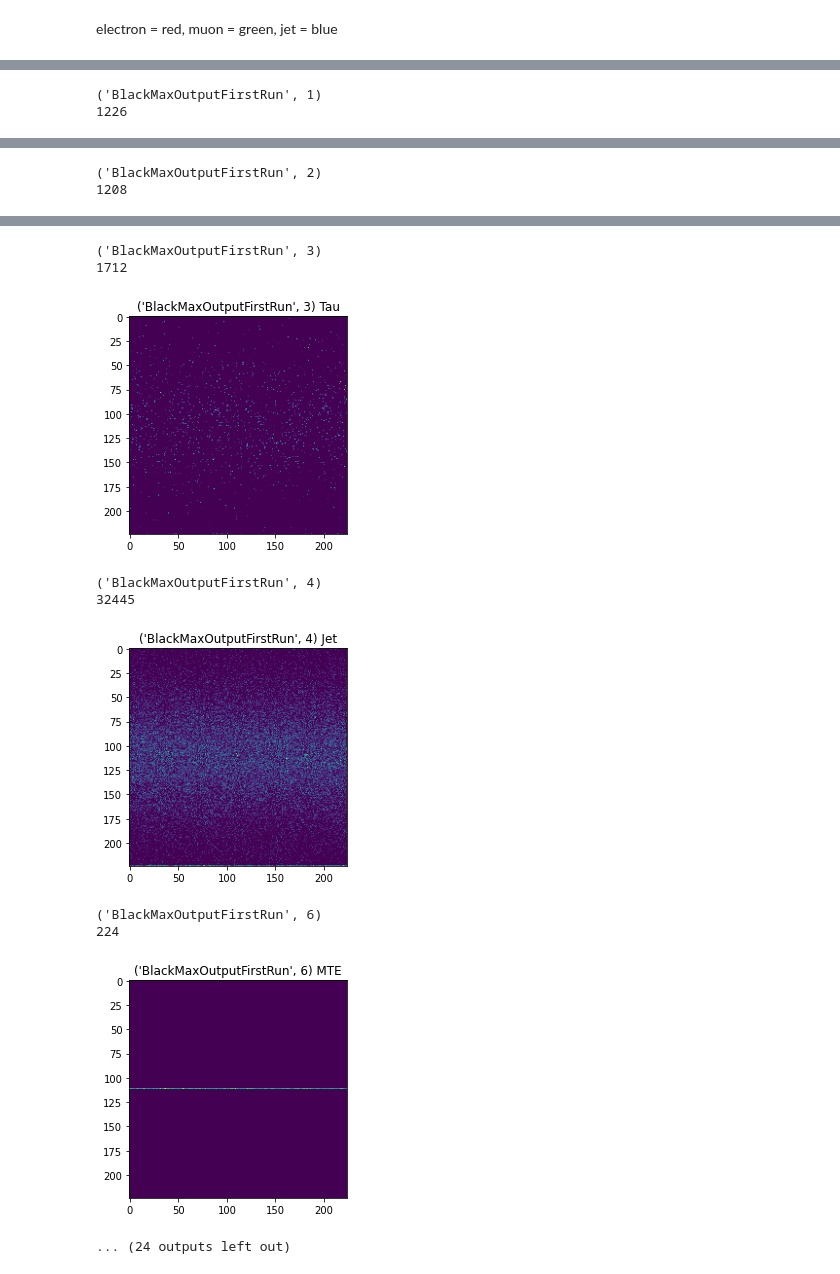
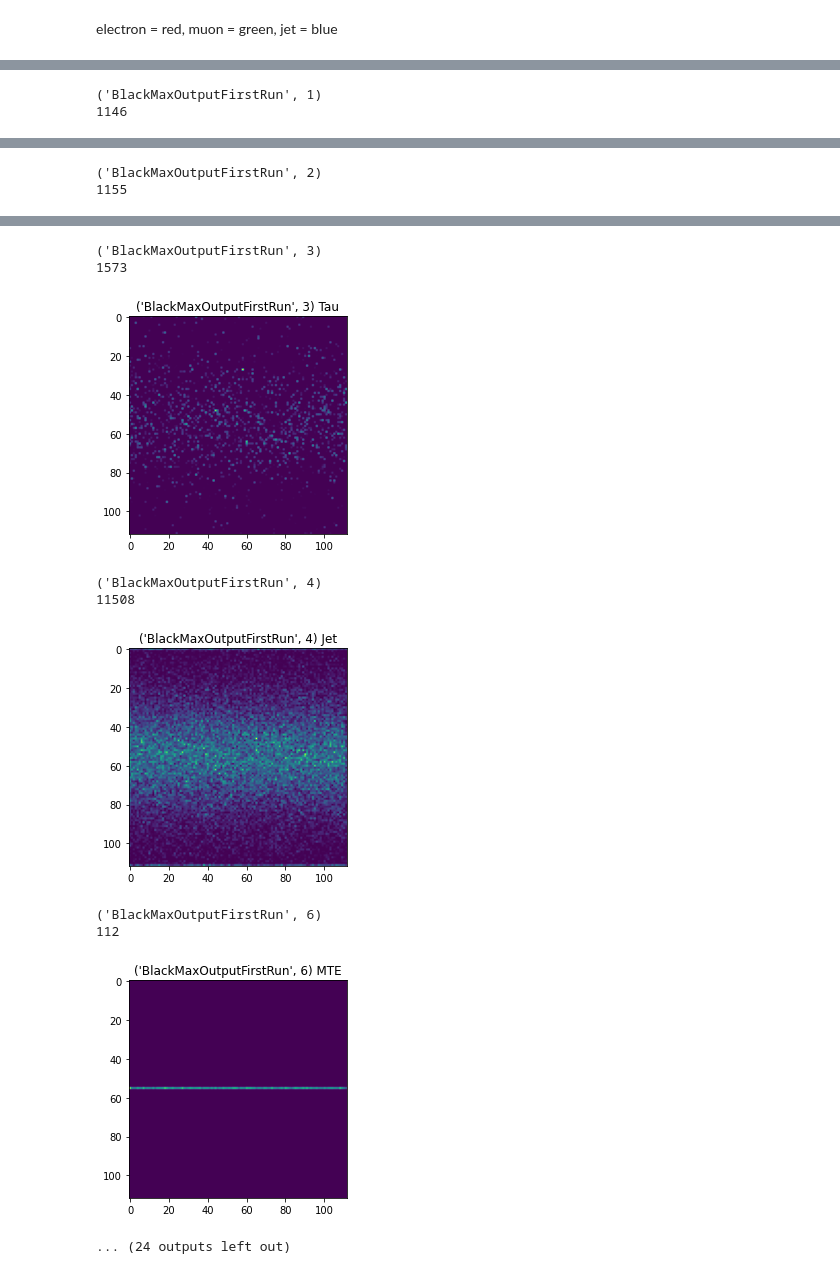
Before and after one commit to mitresthen/phys117_2021, a Jupyter notebook: SphaleronsVBlackHoles.ipynb, the cells around one changed output, grey strips where cells are left out. Cells and saved outputs as stored; diff of their text form; code cells hidden in the pictures.

Commit message:
Made image resizing more dynamic, fixed plots

```diff
--- a/SphaleronsVBlackHoles.ipynb
+++ b/SphaleronsVBlackHoles.ipynb
@@ -634,7 +614,7 @@ def createEtaPhiBinnedImages(dataSet,
       for obj in event:
         if int(obj[colmapper["typ"]]) != int(objectType):
           continue
-        eta = numpy.clip(obj[colmapper["eta"]], minEta, maxEta) + abs(minEta)
+        eta = np.clip(obj[colmapper["eta"]], minEta, maxEta) + abs(minEta)
         convertedEta = max(0, round(eta*scalingFactorEta)-1)
 
         phi = obj[colmapper["phi"]] + abs(minPhi)
@@ -650,14 +630,14 @@ def createEtaPhiBinnedImages(dataSet,
       images[(dataSet.fileName, i, objectType)] = image
   return (objTypeToMaxVal, images)
 # %%
-def fillBlanksInImage(sparseImage, height = 224, width = 224):
+def fillBlanksInImage(sparseImage, height, width):
   newImage = [[ 0 for x in range(0,height)] for y in range(0,width)]
   for coord in sparseImage:
     x, y = coord
     newImage[x][y] = sparseImage[coord]
   return newImage
 # %%
-def mergeImages(redImage = {}, greenImage = {}, blueImage = {}, height = 224, width = 224):
+def mergeImages(height, width, redImage = {}, greenImage = {}, blueImage = {}):
     newImage = [[ (0, 0, 0) for x in range(0,height)] for y in range(0,width)]
     for coord in redImage:
       x, y = coord
@@ -687,14 +667,15 @@ for dataset in dataSets:
       break
 """
 images = {}
+eta2D = [getAllEtas(dataSet) for dataSet in dataSets]
+imageHeight = 112
+imageWidth = 112
+maxEta = 2.5 #*max(standardDeviance2D(eta2D))
+minEta = -2.5 #*max(standardDeviance2D(eta2D))
+maxPhi = 3.14
+minPhi = -3.14
+
 for dataSet in dataSets:
-  imageHeight = 224
-  imageWidth = 224
-  maxEta = 2*max(standardDeviance())
-  minEta = -2*max(standardDeviance())
-  maxPhi = 3.14
-  minPhi = -3.14
-
   (objTypeToMaxVal, binnedImages) = createEtaPhiBinnedImages(dataSet, imageHeight, imageWidth, maxEta, minEta, maxPhi, minPhi)
   normalizedImages = normalizeEnergyImages(objTypeToMaxVal, binnedImages)
   images.update(normalizedImages)
@@ -713,9 +694,9 @@ for imageKey in objectImages:
   print(imageKey)
   print(len(objectImages[(imageKey)]))
   plt.title(f"{imageKey} {objectTypeHumanReadable}")
-  plt.imshow(fillBlanksInImage(objectImages[(imageKey)]))
-  startEndX = [0, 223]
-  startEndY = [224/2, 224/2]
+  plt.imshow(fillBlanksInImage(objectImages[(imageKey)], imageHeight, imageWidth))
+  startEndX = [0, imageWidth-1]
+  startEndY = [imageHeight/2, imageWidth/2]
   #plt.plot(startEndX, startEndY)
   plt.show()
   #print(objectImages[(imageKey)])
@@ -726,2 +707,2 @@ for imageKey in objectImages:
 ('BlackMaxOutputFirstRun', 1)
-1226
+1146
@@ -729,2 +710,2 @@ for imageKey in objectImages:
 ('BlackMaxOutputFirstRun', 2)
-1208
+1155
@@ -732,10 +713,10 @@ for imageKey in objectImages:
 ('BlackMaxOutputFirstRun', 3)
-1712
+1573
-[figure, old version]
+[figure, new version]
 ('BlackMaxOutputFirstRun', 4)
-32445
+11508
-[figure, old version]
+[figure, new version]
 ('BlackMaxOutputFirstRun', 6)
-224
+112
-[figure, old version]
+[figure, new version]
 ... (24 outputs left out)
```
Also changed, not shown: parts of 4 cells of this notebook.
